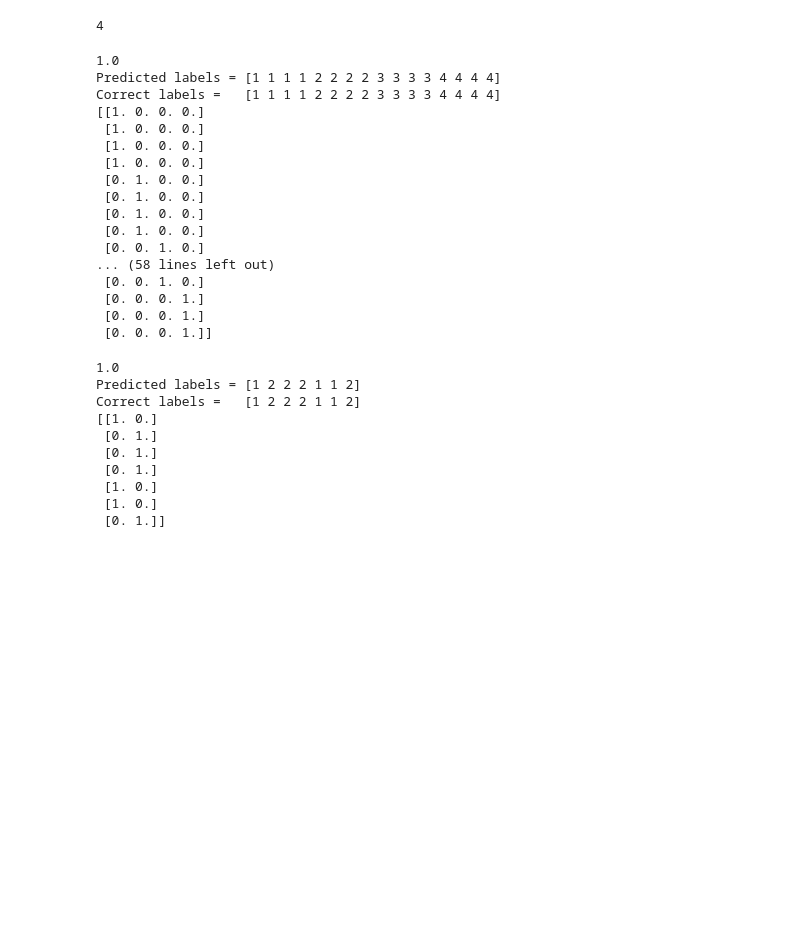
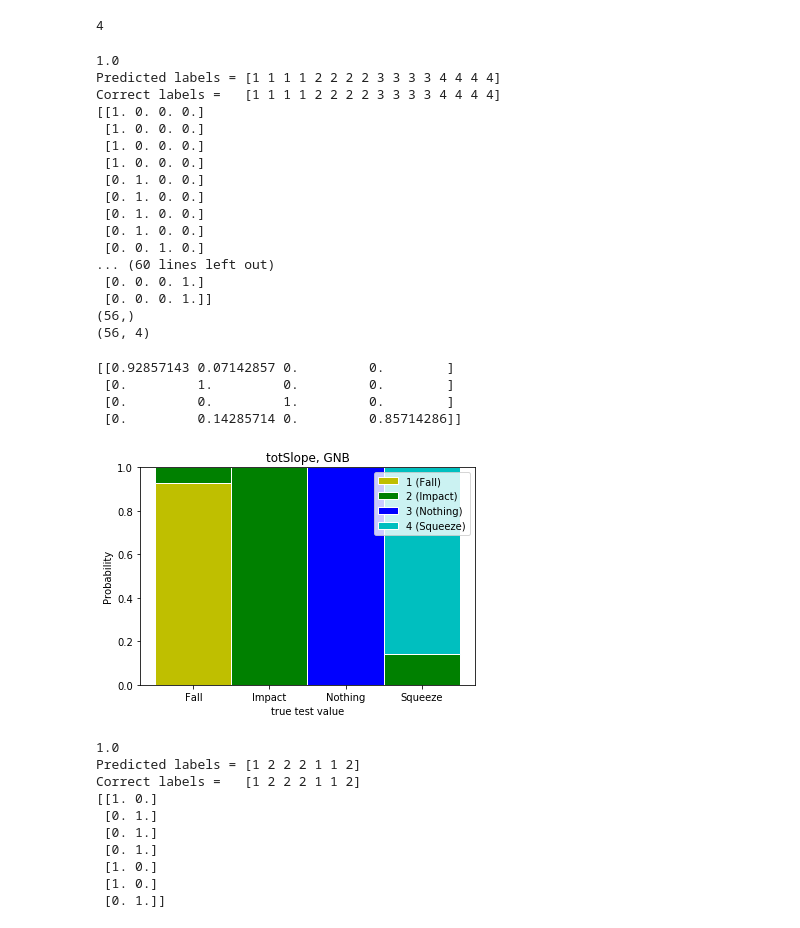
Before and after one commit to yash181/Tensegrity-HRI, a Jupyter notebook: AlbertDP.ipynb, the cells around one changed output. Saved outputs shown, nothing was run; the diff lists cells and outputs as text; code cells hidden in the pictures; blank space fills up the shorter version.

```diff
--- a/AlbertDP.ipynb
+++ b/AlbertDP.ipynb
@@ -245,16 +245,28 @@ skf.get_n_splits(X, y)
 4
 # %%
 # Gaussian Naive-Bayes
-
+y_pred_tot = []
+y_test_tot = []
+all_probs = []
 for train_index, test_index in skf.split(X, y):
     X_train, X_test, y_train, y_test = X[train_index], X[test_index], y[train_index], y[test_index]
     nb = GaussianNB().fit(X_train, y_train)
+    print("\n")
     print(nb.score(X_test, y_test))
     y_pred = nb.predict(X_test)
+    y_pred_tot.extend(y_pred)
+    y_test_tot.extend(y_test)
     print("Predicted labels = " + str(y_pred))
     print("Correct labels =   " + str(y_test))
     print(nb.predict_proba(X_test))
-    print("\n")
+    if len(all_probs) == 0:
+        all_probs = nb.predict_proba(X_test)
+    else:
+        all_probs = np.append(all_probs, nb.predict_proba(X_test), axis = 0)
+
+# print(np.shape(y_pred_tot))
+print(np.shape(y_test_tot))
+print(np.shape(all_probs))
 # %% [output]
 1.0
 Predicted labels = [1 1 1 1 2 2 2 2 3 3 3 3 4 4 4 4]
@@ -268,8 +280,8 @@ Correct labels =   [1 1 1 1 2 2 2 2 3 3 3 3 4 4 4 4]
  [0. 1. 0. 0.]
  [0. 1. 0. 0.]
  [0. 0. 1. 0.]
-... (58 lines left out)
- [0. 0. 1. 0.]
- [0. 0. 0. 1.]
+... (60 lines left out)
  [0. 0. 0. 1.]
  [0. 0. 0. 1.]]
+(56,)
+(56, 4)
@@ -276,3 +345,13 @@ Correct labels =   [1 1 1 1 2 2 2 2 3 3 3 3 4 4 4 4]
+# %%
+prob_mat = prob_matrix(all_probs, y_test_tot)
+print(prob_mat)
+generate_plot(prob_mat, 'totSlope, GNB')
+# %% [output]
+[[0.92857143 0.07142857 0.         0.        ]
+ [0.         1.         0.         0.        ]
+ [0.         0.         1.         0.        ]
+ [0.         0.14285714 0.         0.85714286]]
+[figure, added]
 # %%
 # Comparing labels for ROC Curve
 twoClasses = totSlope[28:42] + totSlope[42:56]
```
Also changed, not shown: parts of 7 cells of this notebook, 2 other files.
